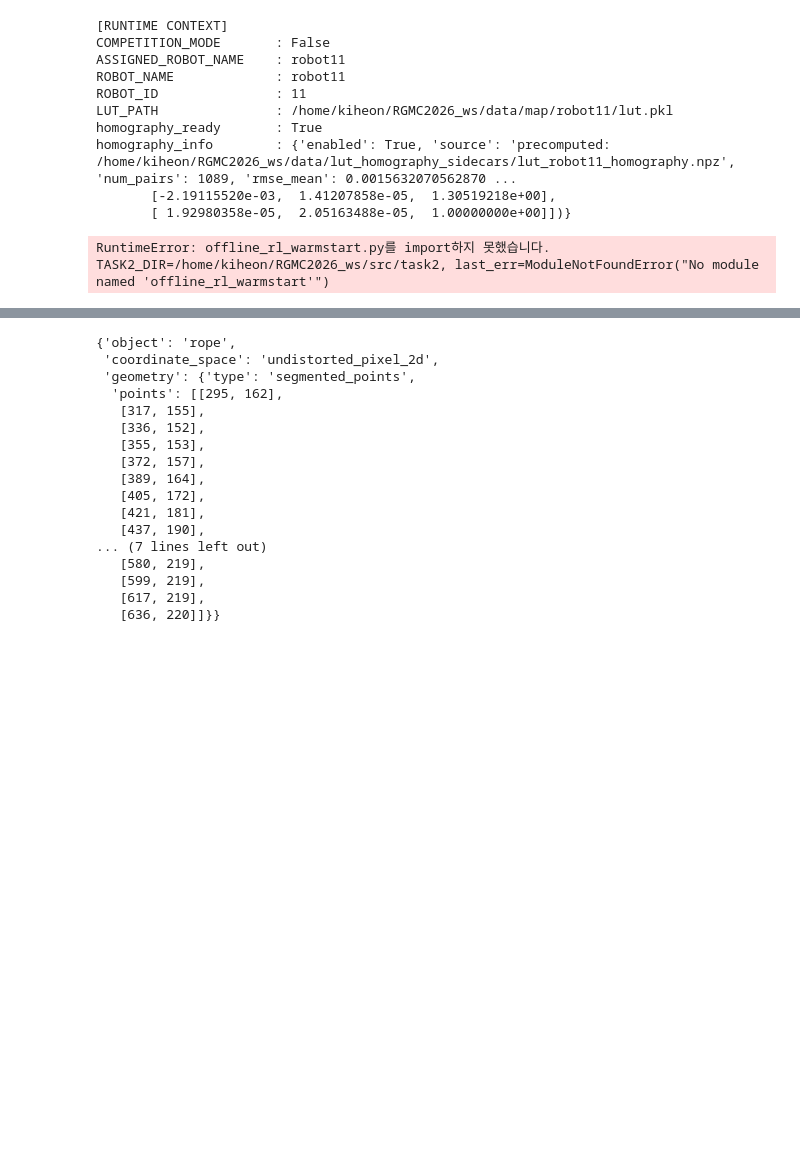
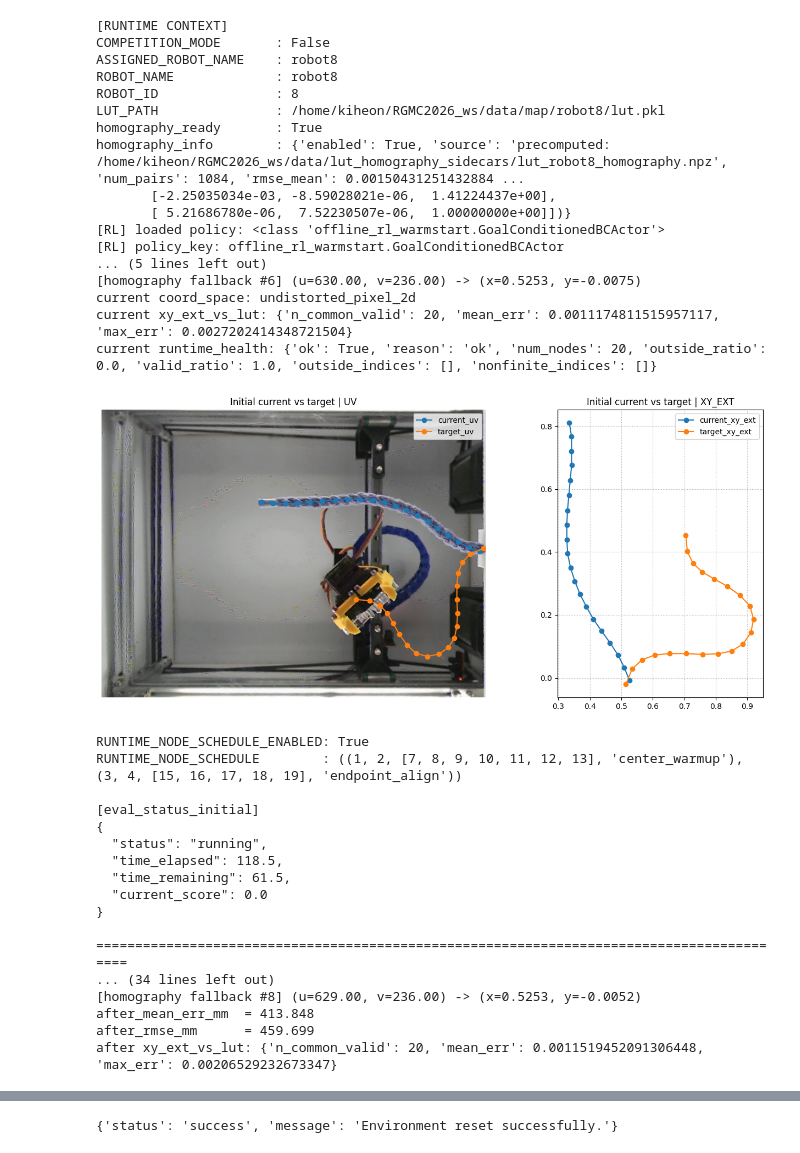
Before and after one commit to KMU-KDAS/RGMC2026_ws, a Jupyter notebook: exec/task2/task2.ipynb, the cells around one changed output, grey strips where cells are left out. Cells and saved outputs as stored; diff of their text form; code cells hidden in the pictures; blank space fills up the shorter version.

Commit message:
task2 update && added python script for task2

```diff
--- a/exec/task2/task2.ipynb
+++ b/exec/task2/task2.ipynb
@@ -1,6 +1,12 @@
 # %%
 COMPETITION_MODE = False
-ROBOT_ID = 11
+ROBOT_ID = 8
+
+EVAL_STATUS_LOG_EVERY_STEP = True
+EVAL_TIME_LIMIT_SEC = 181.0
+FINAL_EVAL_STATUS_ON_EXIT = True
+
+STREAM_WITH_EVAL_OVERLAY = False
 
 if COMPETITION_MODE:
     ROBOT_NAME = f"competition"
@@ -2981,11 +2987,7 @@ print("RUNTIME_NODE_SCHEDULE        :", RUNTIME_NODE_SCHEDULE)
 # =========================================================
 # Evaluation status logging + live stream overlay + 181 sec auto stop
 # =========================================================
-EVAL_STATUS_LOG_EVERY_STEP = True
-EVAL_TIME_LIMIT_SEC = 181.0
-FINAL_EVAL_STATUS_ON_EXIT = True
 
-STREAM_WITH_EVAL_OVERLAY = True
 STREAM_WINDOW_NAME = "Cloudgripper Base camera stream + eval_status"
 STREAM_STATUS_POLL_SEC = 1.0
 STREAM_FRAME_SLEEP_SEC = 0.03
@@ -3408,38 +3410,62 @@ if FINAL_EVAL_STATUS_ON_EXIT:
 
 final_obs = history[-1]["after_obs"] if history else current_obs
 final_points = np.asarray(final_obs["xy_ext_full"], dtype=np.float32)
 goal_points = np.asarray(target_obs["xy_ext_full"], dtype=np.float32)
 
 summary = {
     "success": bool(success),
     "num_records": int(len(history)),
     "global_steps_attempted": int(global_step_idx),
     "next_runtime_schedule_step": int(runtime_step_idx),
     "stop_reason": stop_reason,
     "final_mean_err_mm": float(mean_node_error_mm(final_points, goal_points)),
     "final_rmse_mm": float(rmse_mm(final_points, goal_points)),
     "final_eval_status": final_eval_status,
     "eval_status_history_len": int(len(_eval_status_history)),
     "assigned_robot_hint": ASSIGNED_ROBOT_NAME,
     "selected_robot_name": ROBOT_NAME,
     "selected_robot_id": int(ROBOT_ID),
     "lut_path": str(LUT_PATH),
     "rl_model_path": str(RL_MODEL_PATH),
     "sidecar_path": str(SELECTED_CANDIDATE.get("sidecar_path")),
     "homography_ready": bool(SELECTED_CANDIDATE.get("homography_ready")),
 }
 
 print("\n[SUMMARY]")
 print(json.dumps(summary, indent=2, ensure_ascii=False))
 # %% [output]
 [RUNTIME CONTEXT]
 COMPETITION_MODE       : False
-ASSIGNED_ROBOT_NAME    : robot11
-ROBOT_NAME             : robot11
-ROBOT_ID               : 11
-LUT_PATH               : /home/kiheon/RGMC2026_ws/data/map/robot11/lut.pkl
+ASSIGNED_ROBOT_NAME    : robot8
+ROBOT_NAME             : robot8
+ROBOT_ID               : 8
+LUT_PATH               : /home/kiheon/RGMC2026_ws/data/map/robot8/lut.pkl
 homography_ready       : True
-homography_info        : {'enabled': True, 'source': 'precomputed: /home/kiheon/RGMC2026_ws/data/lut_homography_sidecars/lut_robot11_homography.npz', 'num_pairs': 1089, 'rmse_mean': 0.0015632070562870 ...
-       [-2.19115520e-03,  1.41207858e-05,  1.30519218e+00],
-       [ 1.92980358e-05,  2.05163488e-05,  1.00000000e+00]])}
+homography_info        : {'enabled': True, 'source': 'precomputed: /home/kiheon/RGMC2026_ws/data/lut_homography_sidecars/lut_robot8_homography.npz', 'num_pairs': 1084, 'rmse_mean': 0.00150431251432884 ...
+       [-2.25035034e-03, -8.59028021e-06,  1.41224437e+00],
+       [ 5.21686780e-06,  7.52230507e-06,  1.00000000e+00]])}
+[RL] loaded policy: <class 'offline_rl_warmstart.GoalConditionedBCActor'>
+[RL] policy_key: offline_rl_warmstart.GoalConditionedBCActor
+... (5 lines left out)
+[homography fallback #6] (u=630.00, v=236.00) -> (x=0.5253, y=-0.0075)
+current coord_space: undistorted_pixel_2d
+current xy_ext_vs_lut: {'n_common_valid': 20, 'mean_err': 0.0011174811515957117, 'max_err': 0.0027202414348721504}
+current runtime_health: {'ok': True, 'reason': 'ok', 'num_nodes': 20, 'outside_ratio': 0.0, 'valid_ratio': 1.0, 'outside_indices': [], 'nonfinite_indices': []}
+[figure, added]
-RuntimeError: offline_rl_warmstart.py를 import하지 못했습니다. TASK2_DIR=/home/kiheon/RGMC2026_ws/src/task2, last_err=ModuleNotFoundError("No module named 'offline_rl_warmstart'")
+RUNTIME_NODE_SCHEDULE_ENABLED: True
+RUNTIME_NODE_SCHEDULE        : ((1, 2, [7, 8, 9, 10, 11, 12, 13], 'center_warmup'), (3, 4, [15, 16, 17, 18, 19], 'endpoint_align'))
+
+[eval_status_initial]
+{
+  "status": "running",
+  "time_elapsed": 118.5,
+  "time_remaining": 61.5,
+  "current_score": 0.0
+}
+
+==========================================================================================
+... (34 lines left out)
+[homography fallback #8] (u=629.00, v=236.00) -> (x=0.5253, y=-0.0052)
+after_mean_err_mm  = 413.848
+after_rmse_mm      = 459.699
+after xy_ext_vs_lut: {'n_common_valid': 20, 'mean_err': 0.0011519452091306448, 'max_err': 0.00206529232673347}
@@ -3446,22 +3490,6 @@ RuntimeError: offline_rl_warmstart.py를 import하지 못했습니다. TASK2_DIR
 # %%
 robot.env_reset()
 # %% [output]
-{'object': 'rope',
- 'coordinate_space': 'undistorted_pixel_2d',
- 'geometry': {'type': 'segmented_points',
-  'points': [[295, 162],
-   [317, 155],
-   [336, 152],
-   [355, 153],
-   [372, 157],
-   [389, 164],
-   [405, 172],
-   [421, 181],
-   [437, 190],
-... (7 lines left out)
-   [580, 219],
-   [599, 219],
-   [617, 219],
-   [636, 220]]}}
+{'status': 'success', 'message': 'Environment reset successfully.'}
 # %%
 robot.eval_status()
```
Also changed, not shown: parts of 5 cells of this notebook, 2 other files.
